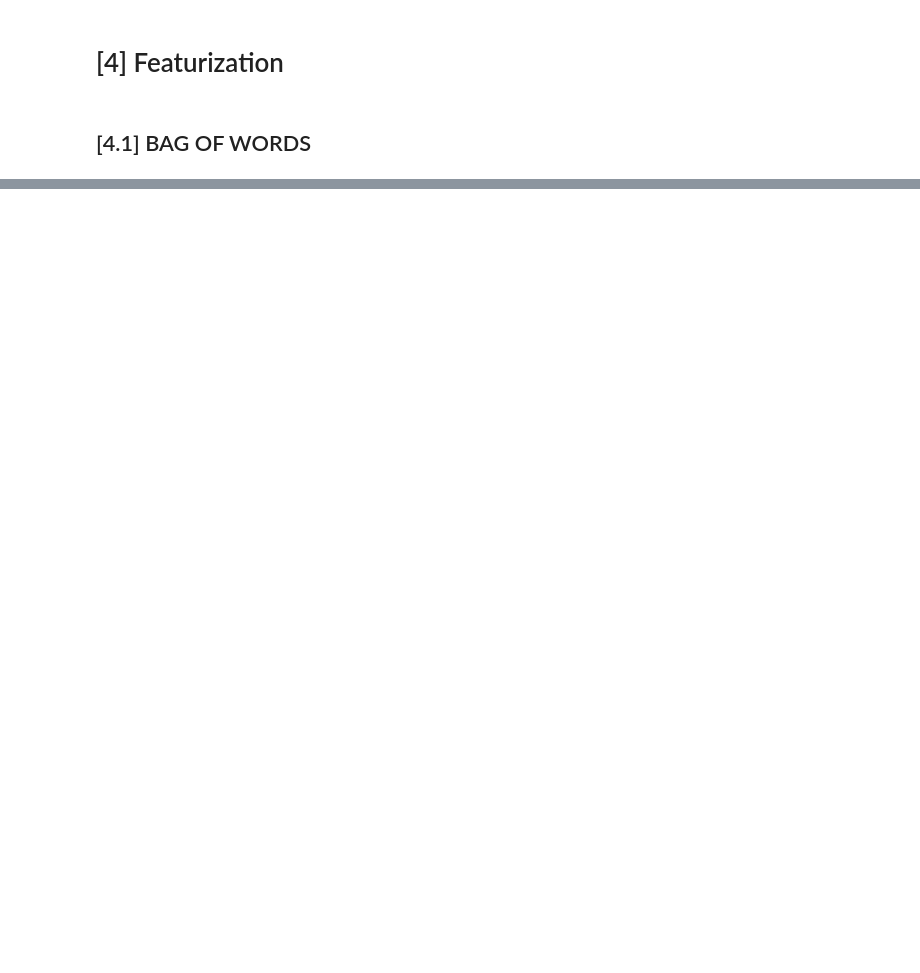
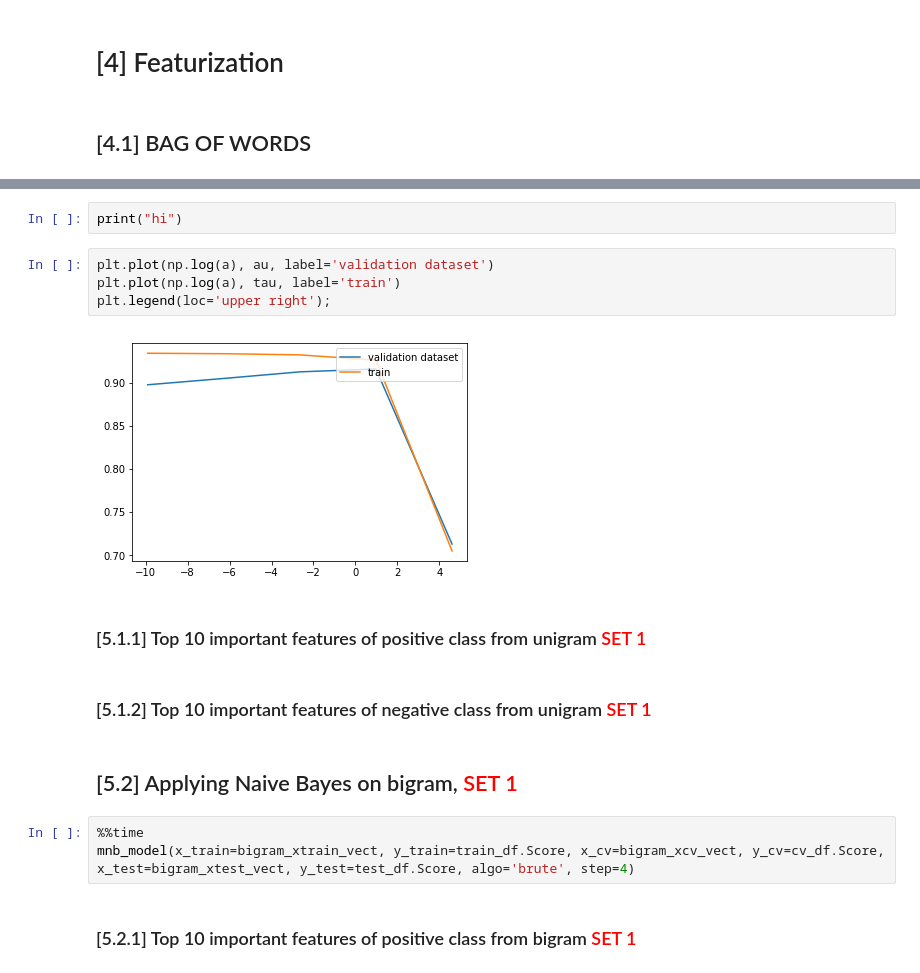
Before and after one commit to Kali-Dev/amazon-fine-food-reviews-analysis, a Jupyter notebook: Naive_bayes model for amazon fine food reviews dataset.ipynb, the cells around one changed output, grey strips where cells are left out. Drawn from its saved outputs; the diff is of its cells as text; blank space fills up the shorter version.

```diff
--- a/Naive_bayes model for amazon fine food reviews dataset.ipynb
+++ b/Naive_bayes model for amazon fine food reviews dataset.ipynb
@@ -471,0 +603,19 @@ Wall time: 13.1 s
+# %%
+print("hi")
+# %%
+plt.plot(np.log(a), au, label='validation dataset')
+plt.plot(np.log(a), tau, label='train')
+plt.legend(loc='upper right');
+# %% [output]
+[figure, added]
+# %% [markdown]
+### [5.1.1] Top 10 important features of positive class from unigram<font color='red'> SET 1</font>
+# %% [markdown]
+### [5.1.2] Top 10 important features of negative class from unigram <font color='red'> SET 1</font>
+# %% [markdown]
+## [5.2] Applying Naive Bayes on bigram,<font color='red'> SET 1</font>
+# %%
+%%time
+mnb_model(x_train=bigram_xtrain_vect, y_train=train_df.Score, x_cv=bigram_xcv_vect, y_cv=cv_df.Score, x_test=bigram_xtest_vect, y_test=test_df.Score, algo='brute', step=4)
+# %% [markdown]
+### [5.2.1] Top 10 important features of positive class from bigram<font color='red'> SET 1</font>
```
Also changed, not shown: parts of 42 cells of this notebook.
